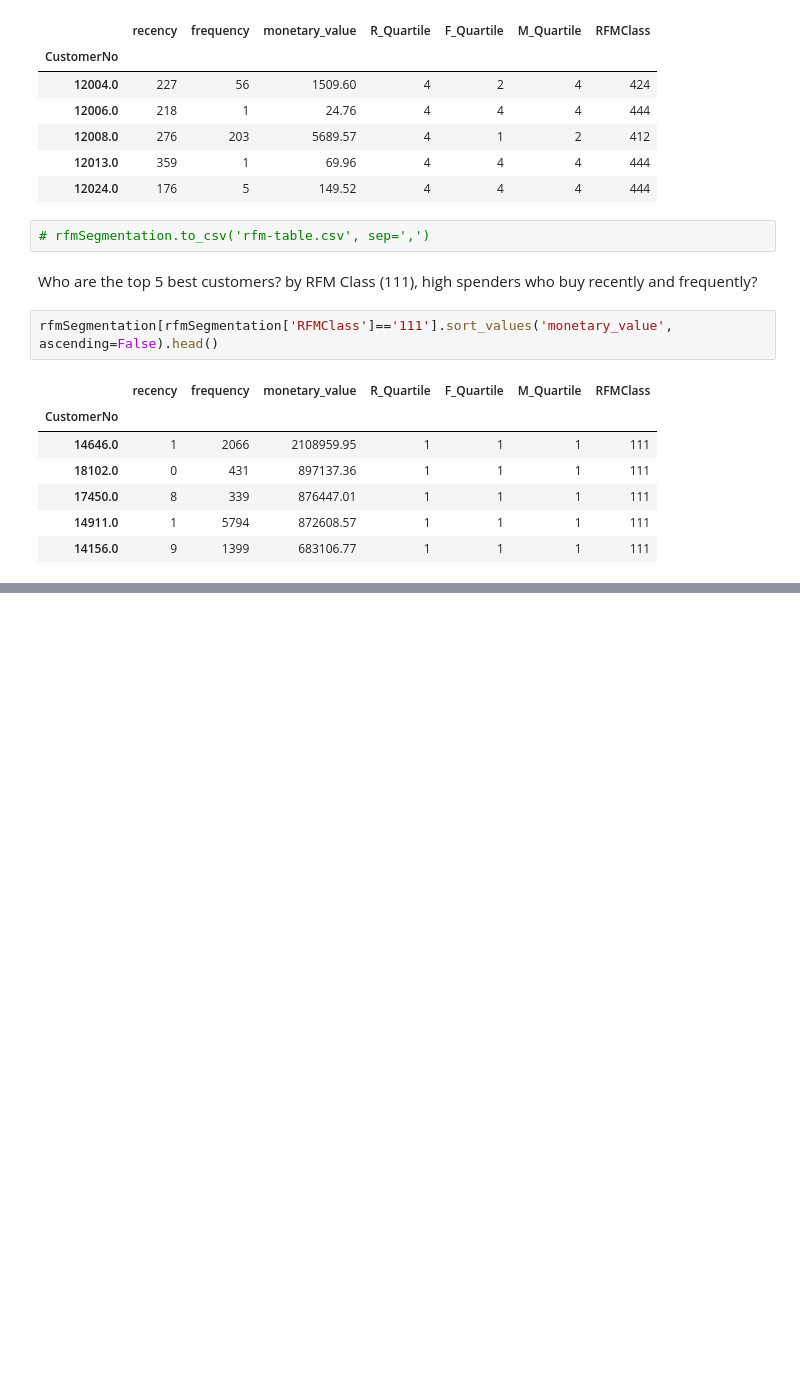
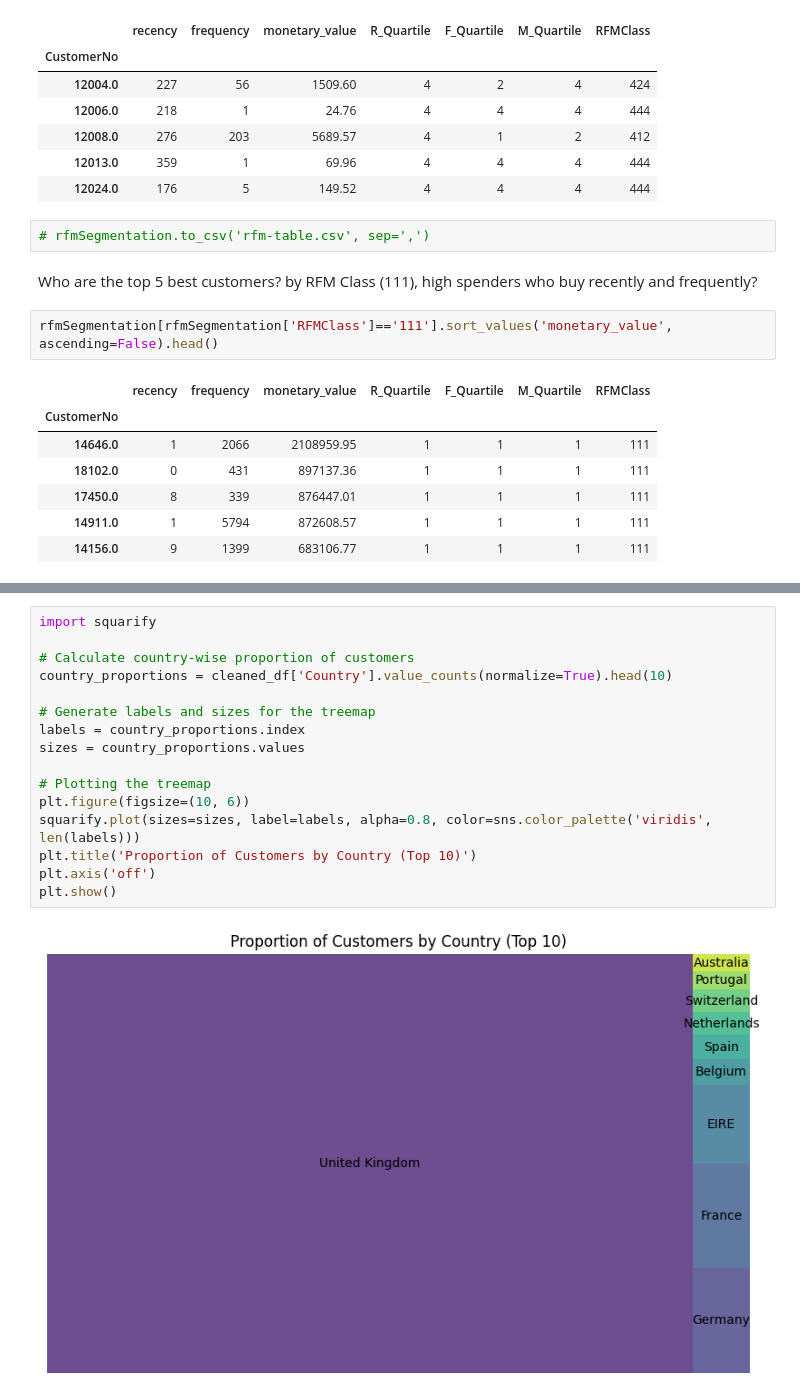
Before and after one commit to dmeows/RFM_Analysis, a Jupyter notebook: RFM_analysis.ipynb, the cells around one changed output, grey strips where cells are left out. Cells and saved outputs as stored; diff of their text form; blank space fills up the shorter version.

Commit message:
add treemap

```diff
--- a/RFM_analysis.ipynb
+++ b/RFM_analysis.ipynb
@@ -299,0 +349,18 @@ rfmSegmentation[rfmSegmentation['RFMClass']=='111'].sort_values('monetary_value'
+# %%
+import squarify
+
+# Calculate country-wise proportion of customers
+country_proportions = cleaned_df['Country'].value_counts(normalize=True).head(10)
+
+# Generate labels and sizes for the treemap
+labels = country_proportions.index
+sizes = country_proportions.values
+
+# Plotting the treemap
+plt.figure(figsize=(10, 6))
+squarify.plot(sizes=sizes, label=labels, alpha=0.8, color=sns.color_palette('viridis', len(labels)))
+plt.title('Proportion of Customers by Country (Top 10)')
+plt.axis('off')
+plt.show()
+# %% [output]
+[figure, added]
```
Also changed, not shown: parts of 4 cells of this notebook, 1 other file.
